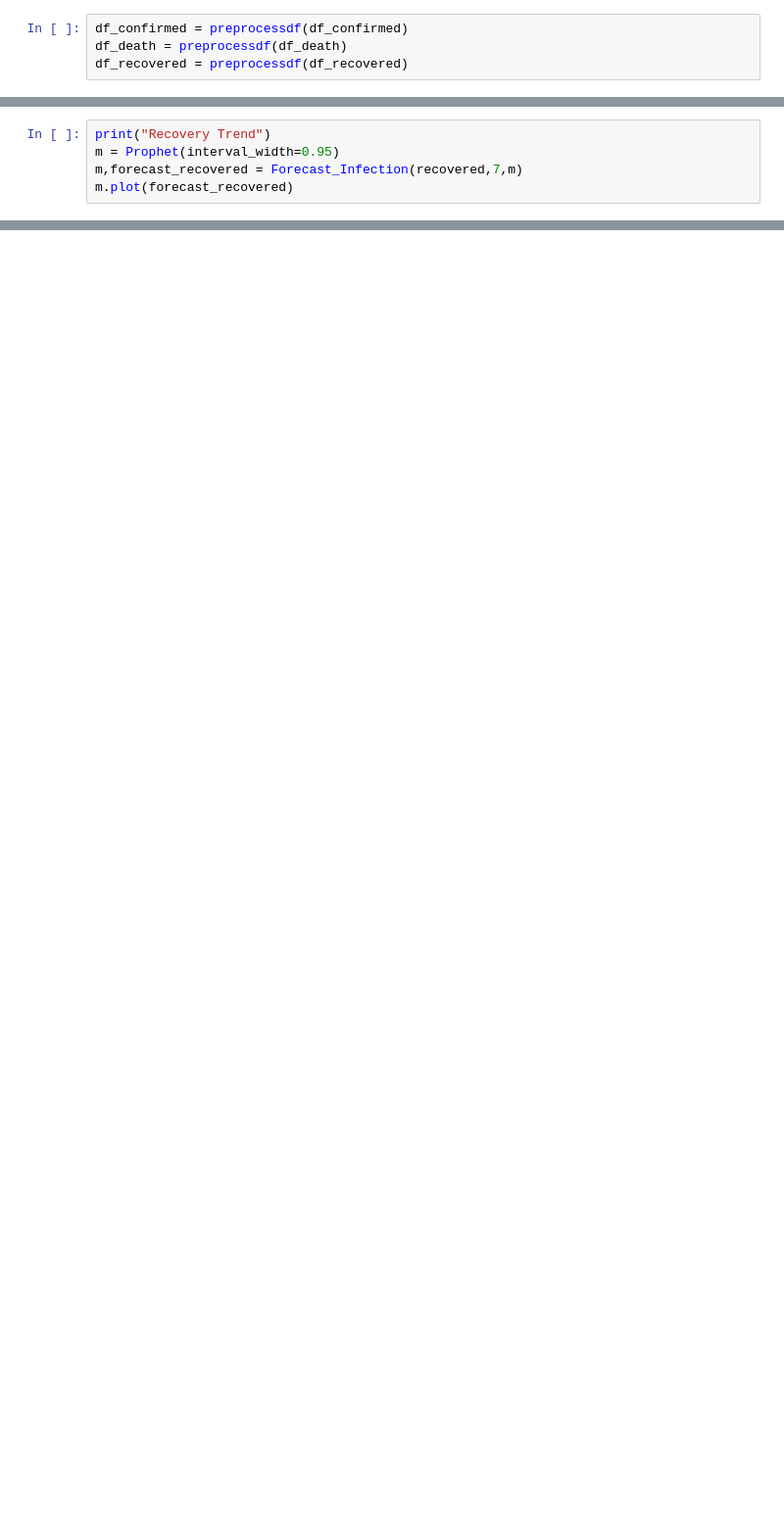
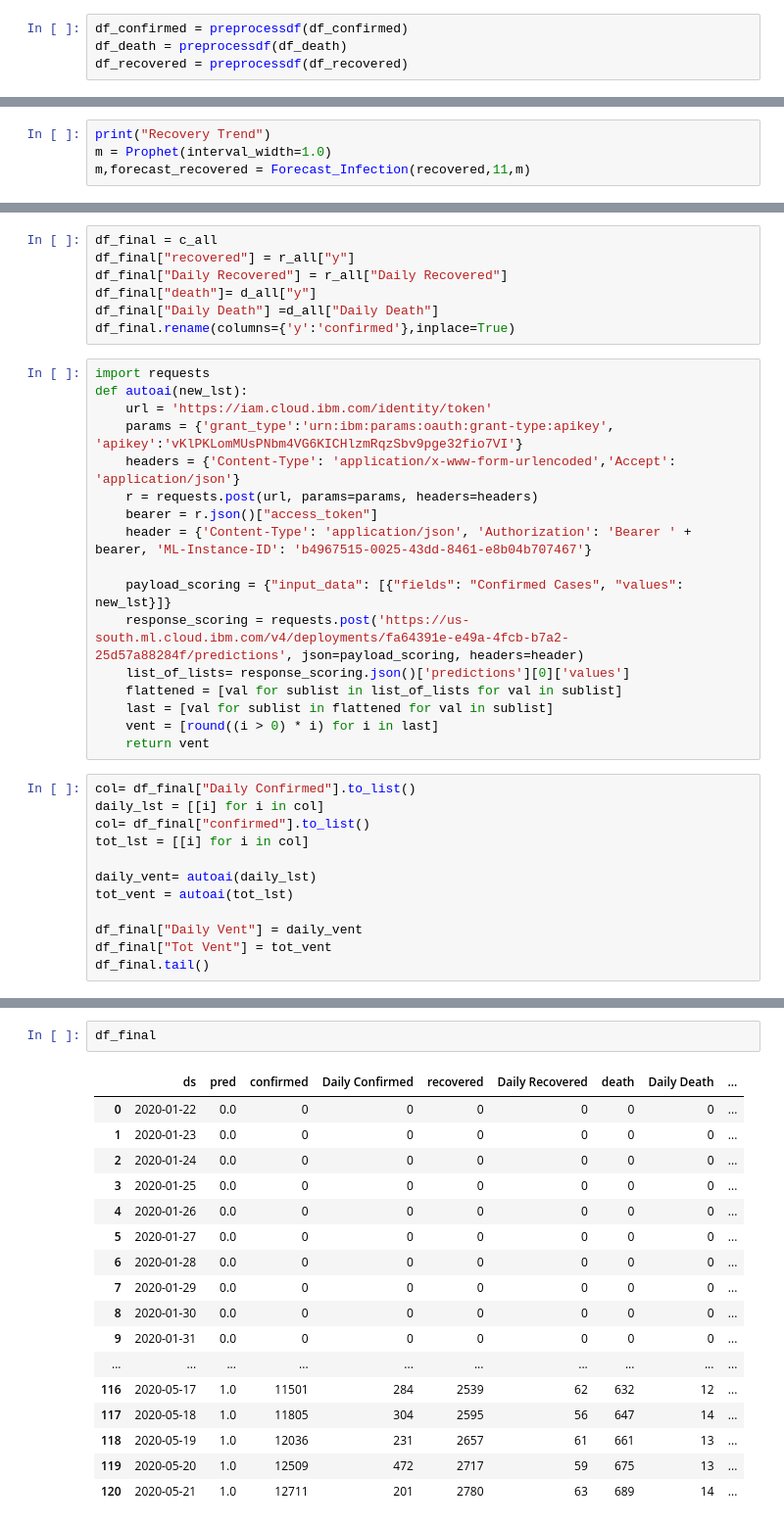
Before and after one commit to mohapard/Forecasting-Covid-19, a Jupyter notebook: Forecasting Egypt-Covid19.ipynb, the cells around one changed output, grey strips where cells are left out. Shown at 98% size. Drawn from its saved outputs; the diff is of its cells as text; blank space fills up the shorter version.

```diff
--- a/Forecasting Egypt-Covid19.ipynb
+++ b/Forecasting Egypt-Covid19.ipynb
@@ -113,8 +98,7 @@ Conversion of the second argument of issubdtype from `float` to `np.floating` is
 # %%
 print("Recovery Trend")
-m = Prophet(interval_width=0.95)
-m,forecast_recovered = Forecast_Infection(recovered,7,m)
-m.plot(forecast_recovered)
+m = Prophet(interval_width=1.0)
+m,forecast_recovered = Forecast_Infection(recovered,11,m)
 # %% [output]
 INFO:fbprophet:Disabling yearly seasonality. Run prophet with yearly_seasonality=True to override this.
 INFO:fbprophet:Disabling daily seasonality. Run prophet with daily_seasonality=True to override this.
@@ -124,0 +180,36 @@ Conversion of the second argument of issubdtype from `float` to `np.floating` is
+# %%
+df_final = c_all
+df_final["recovered"] = r_all["y"]
+df_final["Daily Recovered"] = r_all["Daily Recovered"]
+df_final["death"]= d_all["y"]
+df_final["Daily Death"] =d_all["Daily Death"]
+df_final.rename(columns={'y':'confirmed'},inplace=True)
+# %%
+import requests
+def autoai(new_lst):
+    url = 'https://iam.cloud.ibm.com/identity/token'
+    params = {'grant_type':'urn:ibm:params:oauth:grant-type:apikey', 'apikey':'vKlPKLomMUsPNbm4VG6KICHlzmRqzSbv9pge32fio7VI'}
+    headers = {'Content-Type': 'application/x-www-form-urlencoded','Accept': 'application/json'}
+    r = requests.post(url, params=params, headers=headers)
+    bearer = r.json()["access_token"]
+    header = {'Content-Type': 'application/json', 'Authorization': 'Bearer ' + bearer, 'ML-Instance-ID': 'b4967515-0025-43dd-8461-e8b04b707467'}
+
+    payload_scoring = {"input_data": [{"fields": "Confirmed Cases", "values": new_lst}]}
+    response_scoring = requests.post('https://us-south.ml.cloud.ibm.com/v4/deployments/fa64391e-e49a-4fcb-b7a2-25d57a88284f/predictions', json=payload_scoring, headers=header)
+    list_of_lists= response_scoring.json()['predictions'][0]['values']
+    flattened = [val for sublist in list_of_lists for val in sublist]
+    last = [val for sublist in flattened for val in sublist]
+    vent = [round((i > 0) * i) for i in last]
+    return vent
+# %%
+col= df_final["Daily Confirmed"].to_list()
+daily_lst = [[i] for i in col]
+col= df_final["confirmed"].to_list()
+tot_lst = [[i] for i in col]
+
+daily_vent= autoai(daily_lst)
+tot_vent = autoai(tot_lst)
+
+df_final["Daily Vent"] = daily_vent
+df_final["Tot Vent"] = tot_vent
+df_final.tail()
@@ -131,0 +229,20 @@ forecast_recovered.to_sql('MEA-Forecast_recovered', engine,if_exists='replace')
+# %%
+df_final
+# %% [output]
+|  | ds | pred | confirmed | Daily Confirmed | recovered | Daily Recovered | death | Daily Death | ... |
+| 0 | 2020-01-22 | 0.0 | 0 | 0 | 0 | 0 | 0 | 0 | ... |
+| 1 | 2020-01-23 | 0.0 | 0 | 0 | 0 | 0 | 0 | 0 | ... |
+| 2 | 2020-01-24 | 0.0 | 0 | 0 | 0 | 0 | 0 | 0 | ... |
+| 3 | 2020-01-25 | 0.0 | 0 | 0 | 0 | 0 | 0 | 0 | ... |
+| 4 | 2020-01-26 | 0.0 | 0 | 0 | 0 | 0 | 0 | 0 | ... |
+| 5 | 2020-01-27 | 0.0 | 0 | 0 | 0 | 0 | 0 | 0 | ... |
+| 6 | 2020-01-28 | 0.0 | 0 | 0 | 0 | 0 | 0 | 0 | ... |
+| 7 | 2020-01-29 | 0.0 | 0 | 0 | 0 | 0 | 0 | 0 | ... |
+| 8 | 2020-01-30 | 0.0 | 0 | 0 | 0 | 0 | 0 | 0 | ... |
+| 9 | 2020-01-31 | 0.0 | 0 | 0 | 0 | 0 | 0 | 0 | ... |
+| ... | ... | ... | ... | ... | ... | ... | ... | ... | ... |
+| 116 | 2020-05-17 | 1.0 | 11501 | 284 | 2539 | 62 | 632 | 12 | ... |
+| 117 | 2020-05-18 | 1.0 | 11805 | 304 | 2595 | 56 | 647 | 14 | ... |
+| 118 | 2020-05-19 | 1.0 | 12036 | 231 | 2657 | 61 | 661 | 13 | ... |
+| 119 | 2020-05-20 | 1.0 | 12509 | 472 | 2717 | 59 | 675 | 13 | ... |
+| 120 | 2020-05-21 | 1.0 | 12711 | 201 | 2780 | 63 | 689 | 14 | ... |
```
Also changed, not shown: parts of 14 cells of this notebook.
